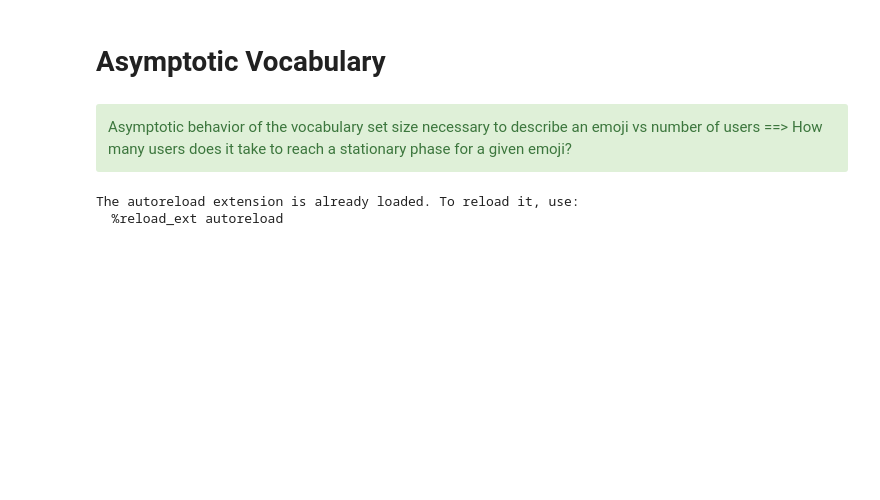
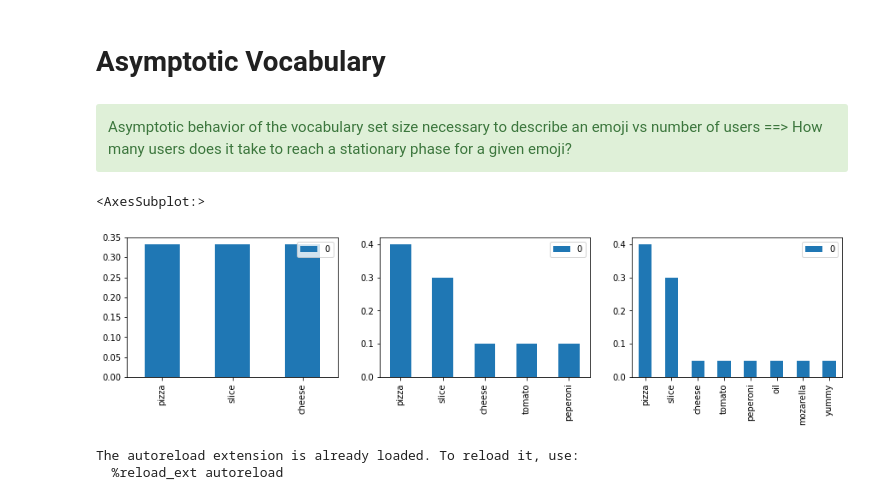
Before and after one commit to ymentha14/emojis_dataset, a Jupyter notebook: notebooks/asymptotic_vocab.ipynb, the cells around one changed output. Saved outputs shown, nothing was run; the diff lists cells and outputs as text; code cells hidden in the pictures; blank space fills up the shorter version.

```diff
--- a/notebooks/asymptotic_vocab.ipynb
+++ b/notebooks/asymptotic_vocab.ipynb
@@ -8,3 +11,11 @@ Asymptotic behavior of the vocabulary set size necessary to describe an emoji vs
+# %%
+fig,axes = plt.subplots(1,3,figsize=(15,3))
+pd.DataFrame([1/3,1/3,1/3],index=['pizza','slice','cheese']).plot.bar(ax=axes[0])
+pd.DataFrame([0.4,0.3,0.1,0.1,0.1],index=['pizza','slice','cheese','tomato','peperoni']).plot.bar(ax=axes[1])
+pd.DataFrame([0.4,0.3,0.05,0.05,0.05,0.05,0.05,0.05],index=['pizza','slice','cheese','tomato','peperoni','oil','mozarella','yummy']).plot.bar(ax=axes[2])
+# %% [output]
+<AxesSubplot:>
+[figure, added]
 # %%
 %load_ext autoreload
 %autoreload 2
```
Also changed, not shown: parts of 1 cell of this notebook, 6 other files.
